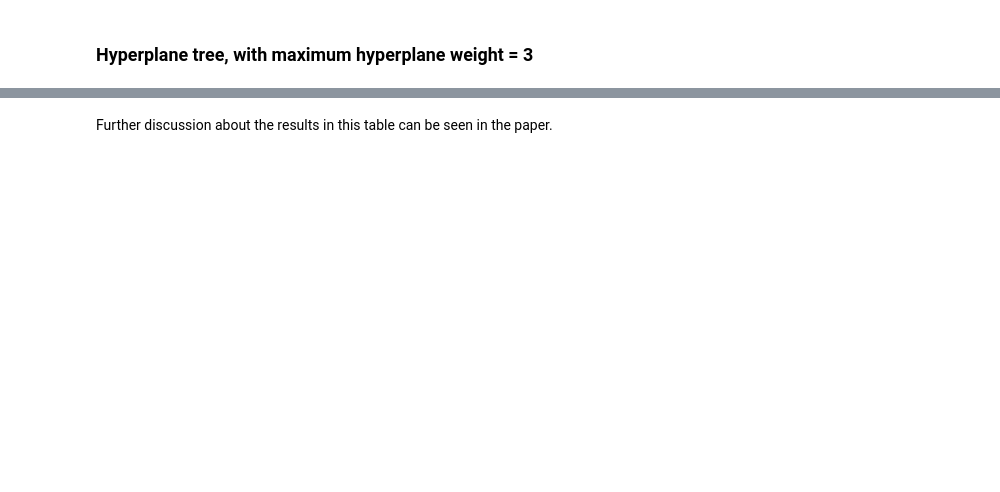
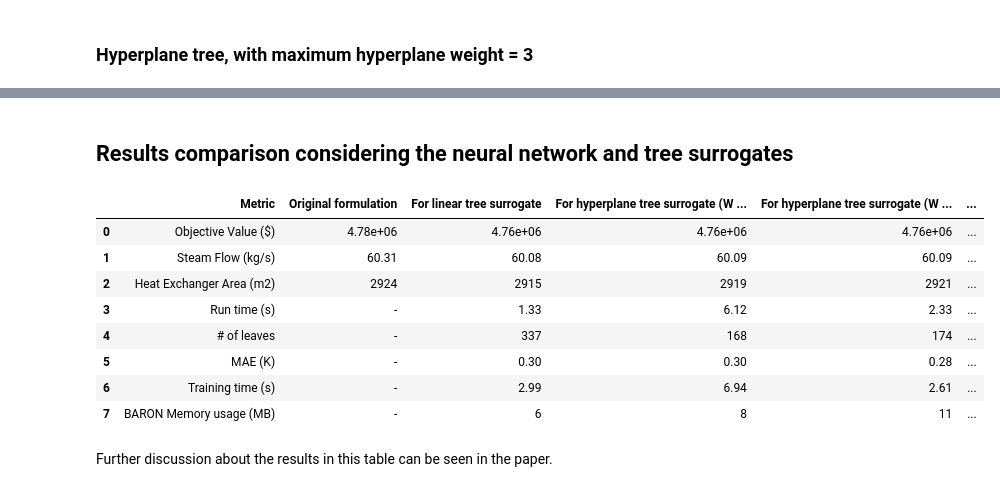
Before and after one commit to LLNL/systems2atoms, a Jupyter notebook: systems2atoms/hyperplanetree/notebooks/Notebook3-HEX-optimization.ipynb, the cells around one changed output, grey strips where cells are left out. Drawn from its saved outputs; the diff is of its cells as text; code cells hidden in the pictures; blank space fills up the shorter version.

```diff
--- a/systems2atoms/hyperplanetree/notebooks/Notebook3-HEX-optimization.ipynb
+++ b/systems2atoms/hyperplanetree/notebooks/Notebook3-HEX-optimization.ipynb
@@ -390,0 +715,2 @@ comparison_df
+# %% [markdown]
+## Results comparison considering the neural network and tree surrogates
@@ -391,2 +721,77 @@ comparison_df
+# %%
+comparison_df = pd.DataFrame({
+    "Metric": [
+        "Objective Value ($)",
+        "Steam Flow (kg/s)",
+        "Heat Exchanger Area (m2)",
+        "Run time (s)",
+        "# of leaves",
+        "MAE (K)",
+        "Training time (s)",
+        "BARON Memory usage (MB)"
+    ],
+    "Original formulation": [
+        f"{original_obj:.2e}",
+        f"{original_Fs:.2f}",
+        f"{original_A:.0f}",
+        "-",
+        "-",
+        "-",
+        "-",
+        "-",
+    ],
+    "For linear tree surrogate": [
+        f"{m1_obj:.2e}",
+        f"{m1_Fs:.2f}",
+        f"{m1_A:.0f}",
+        f"{time_m1:.2f}",
+        f"{linear_leaves}",
+        f"{linear_error:.2f}",
+        f"{linear_time:.2f}",
+        6
+    ],
+    "For hyperplane tree surrogate (W = 3)": [
+        f"{m3_obj:.2e}",
+        f"{m3_Fs:.2f}",
+        f"{m3_A:.0f}",
+        f"{time_m3:.2f}",
+        f"{hyperplane_leaves_3}",
+        f"{hyperplane_error_3:.2f}",
+        f"{hyperplane_time_3:.2f}",
+        8
+    ],
+        "For hyperplane tree surrogate (W = 2)": [
+        f"{m2_obj:.2e}",
+        f"{m2_Fs:.2f}",
+        f"{m2_A:.0f}",
+        f"{time_m2:.2f}",
+        f"{hyperplane_leaves_2}",
+        f"{hyperplane_error_2:.2f}",
+        f"{hyperplane_time_2:.2f}",
+        11
+    ],
+        "For the neural network surrogate": [
+        f"{m_obj:.2e}",
+        f"{m_Fs:.2f}",
+        f"{m_A:.0f}",
+        f"{time_m:.2f}",
+        f"{'-'}",
+        f"{mae_nn:.2f}",
+        f"{time_nn:.2f}",
+        7
+    ]
+})
+
+comparison_df
+# %% [output]
+|  | Metric | Original formulation | For linear tree surrogate | For hyperplane tree surrogate (W ... | For hyperplane tree surrogate (W ... | ... |
+| 0 | Objective Value ($) | 4.78e+06 | 4.76e+06 | 4.76e+06 | 4.76e+06 | ... |
+| 1 | Steam Flow (kg/s) | 60.31 | 60.08 | 60.09 | 60.09 | ... |
+| 2 | Heat Exchanger Area (m2) | 2924 | 2915 | 2919 | 2921 | ... |
+| 3 | Run time (s) | - | 1.33 | 6.12 | 2.33 | ... |
+| 4 | # of leaves | - | 337 | 168 | 174 | ... |
+| 5 | MAE (K) | - | 0.30 | 0.30 | 0.28 | ... |
+| 6 | Training time (s) | - | 2.99 | 6.94 | 2.61 | ... |
+| 7 | BARON Memory usage (MB) | - | 6 | 8 | 11 | ... |
 # %% [markdown]
 Further discussion about the results in this table can be seen in the paper.
```
Also changed, not shown: parts of 20 cells of this notebook.
